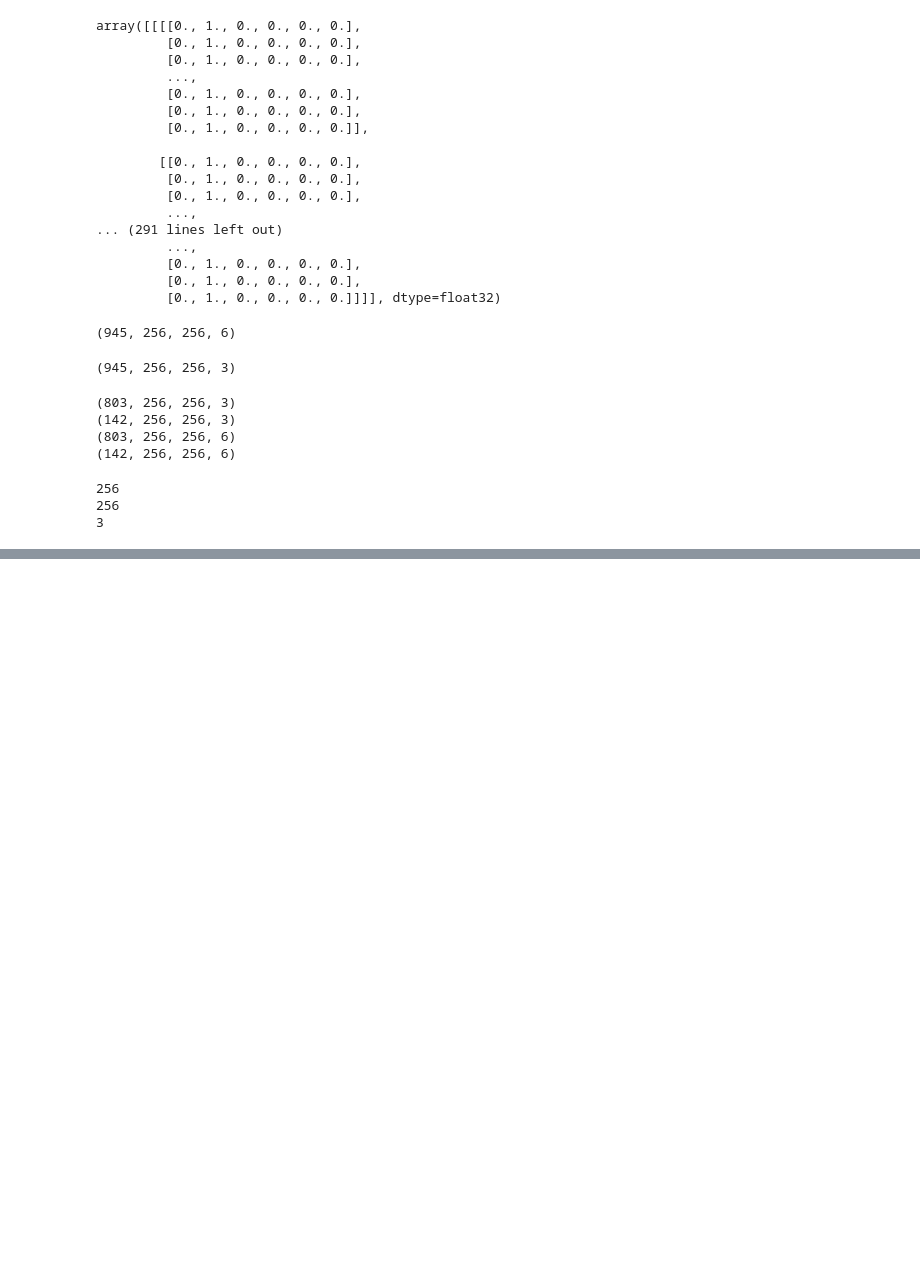
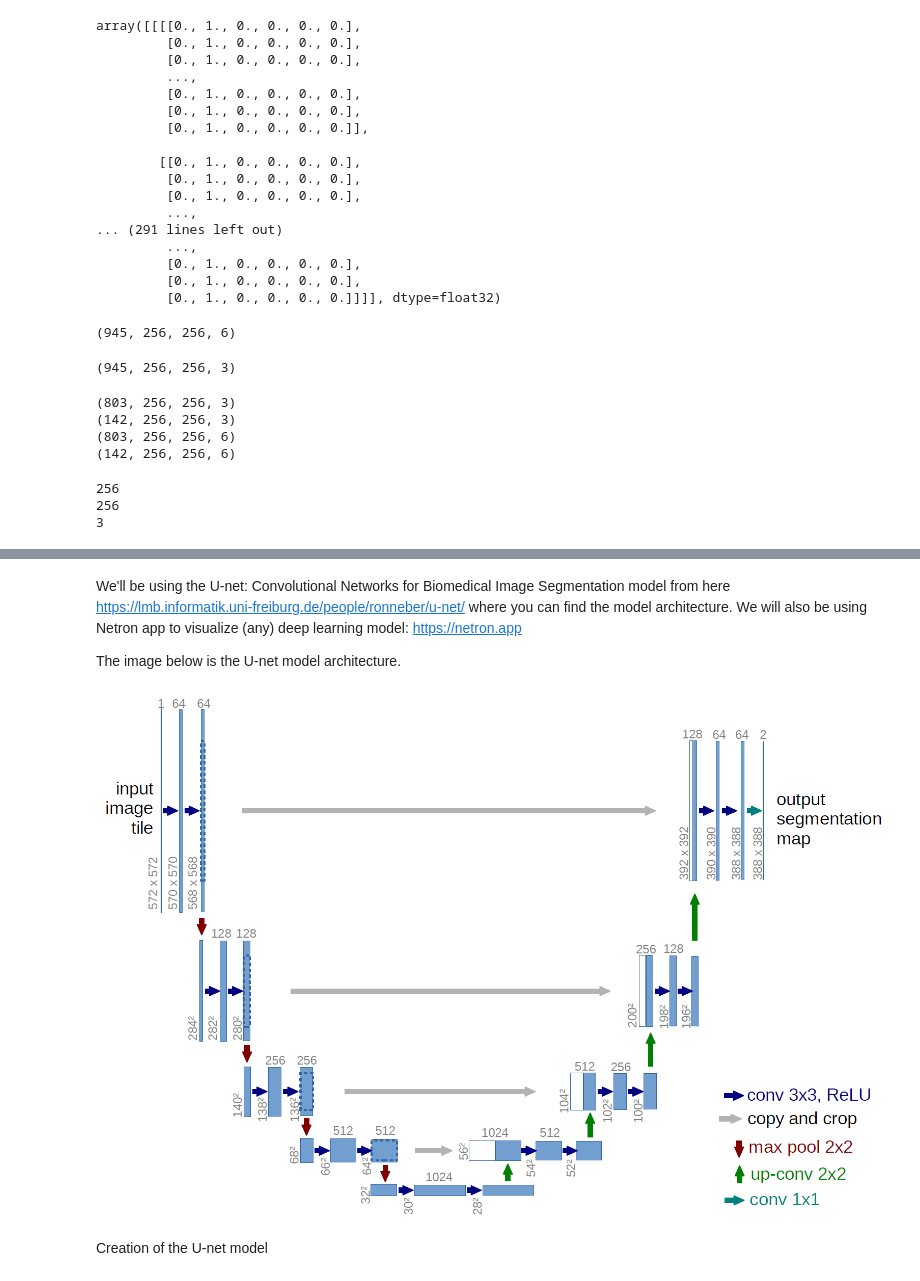
Before and after one commit to chancemusky/RemoteSensing, a Jupyter notebook: PythonSatelliteDeepLearningTutorial.ipynb, the cells around one changed output, grey strips where cells are left out. Drawn from its saved outputs; the diff is of its cells as text; code cells hidden in the pictures; blank space fills up the shorter version.

Commit message:
Halfway thru pt 2 of tut. Created the U-net model.

```diff
--- a/PythonSatelliteDeepLearningTutorial.ipynb
+++ b/PythonSatelliteDeepLearningTutorial.ipynb
@@ -465,0 +485,11 @@ print(image_channels)
+# %% [markdown]
+We'll be using the U-net: Convolutional Networks for Biomedical Image Segmentation model from here https://lmb.informatik.uni-freiburg.de/people/ronneber/u-net/ where you can find the model architecture. We will also be using Netron app to visualize (any) deep learning model: https://netron.app
+
+The image below is the U-net model architecture.
+# %%
+from IPython.display import Image
+Image(filename="C:/Users/chanc/Documents/RemoteSensing/Unet_architecture.png")
+# %% [output]
+[figure, added]
+# %% [markdown]
+Creation of the U-net model
```
Also changed, not shown: parts of 17 cells of this notebook, 1 other file.
